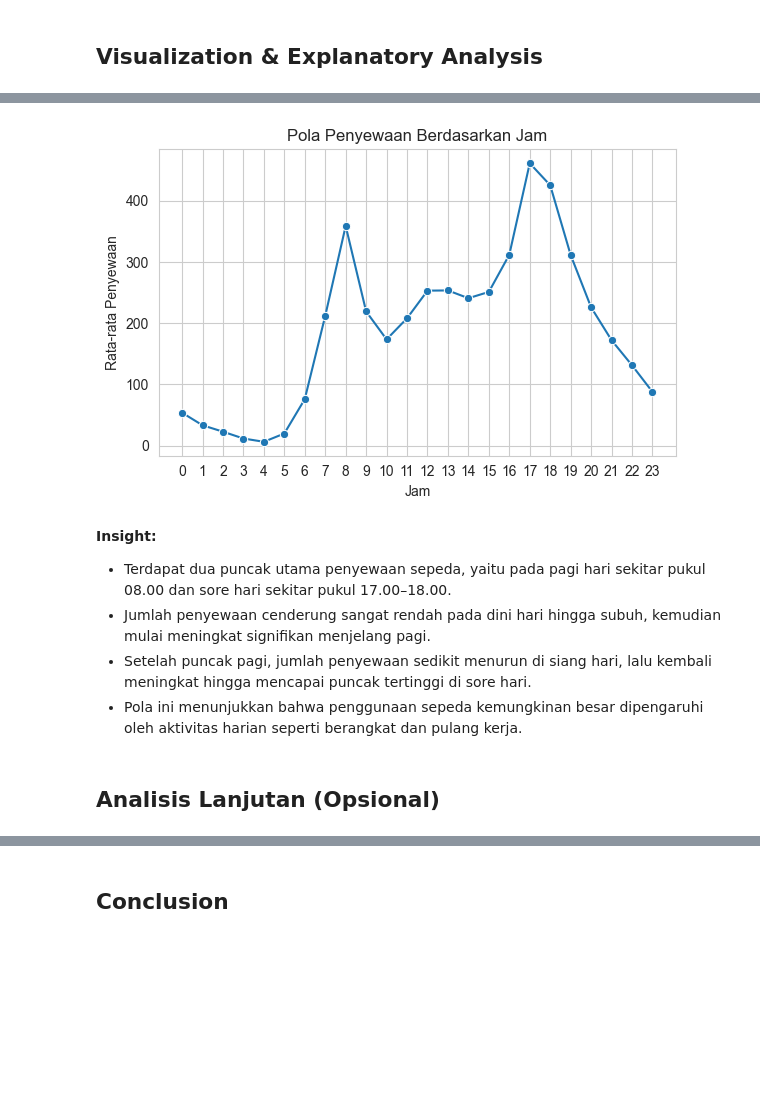
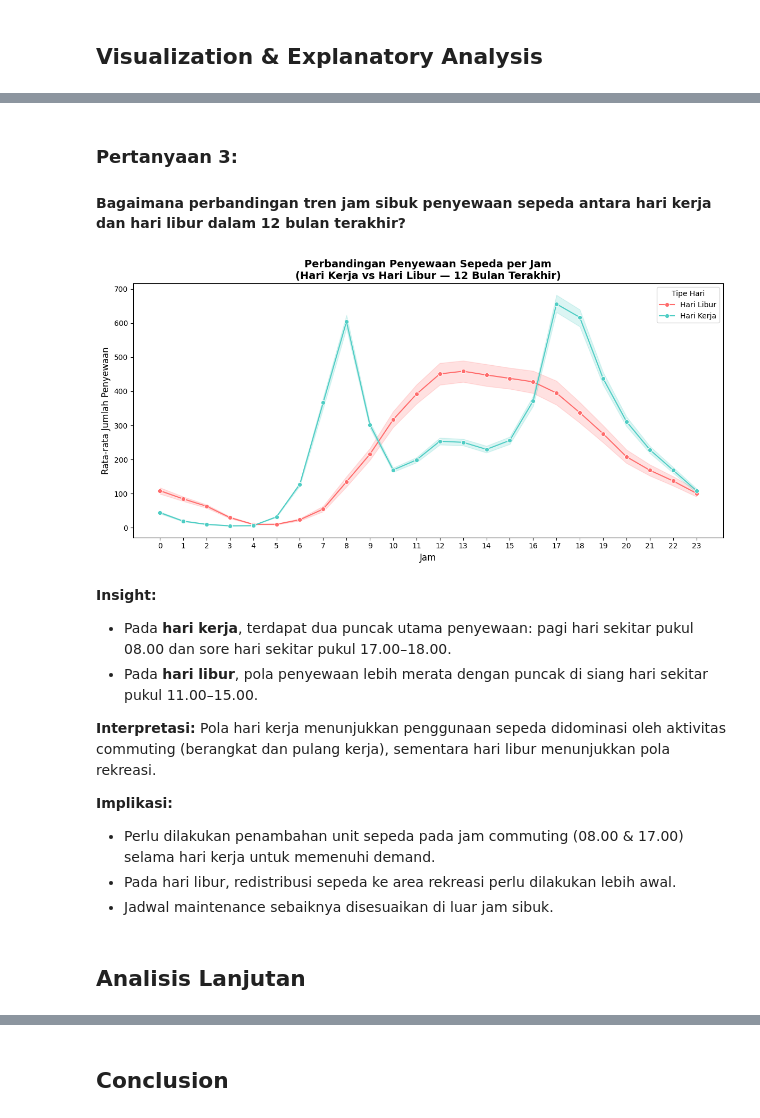
Before and after one commit to ShinZeleo/bike-sharing-analysis, a Jupyter notebook: Proyek_Analisis_Data.ipynb, the cells around one changed output, grey strips where cells are left out. Cells and saved outputs as stored; diff of their text form; code cells hidden in the pictures; blank space fills up the shorter version.

Commit message:
revisi besar

```diff
--- a/Proyek_Analisis_Data.ipynb
+++ b/Proyek_Analisis_Data.ipynb
@@ -125,6 +209,26 @@ Jumlah data duplikat:
 # %%
 day_df['dteday'] = pd.to_datetime(day_df['dteday'])
 hour_df['dteday'] = pd.to_datetime(hour_df['dteday'])
+# %%
+season_map = {
+    1: 'Spring',
+    2: 'Summer',
+    3: 'Fall',
+    4: 'Winter'
+}
+
+weather_map = {
+    1: 'Clear',
+    2: 'Mist',
+    3: 'Light Snow/Rain',
+    4: 'Heavy Rain/Snow'
+}
+
+day_df['season'] = day_df['season'].map(season_map)
+day_df['weathersit'] = day_df['weathersit'].map(weather_map)
+
+hour_df['season'] = hour_df['season'].map(season_map)
+hour_df['weathersit'] = hour_df['weathersit'].map(weather_map)
 # %%
 day_df.info()
 # %% [output]
@@ -258,22 +409,37 @@ plt.show()
+# %% [markdown]
+### Pertanyaan 3:
+#### Bagaimana perbandingan tren jam sibuk penyewaan sepeda antara hari kerja dan hari libur dalam 12 bulan terakhir?
 # %%
-hour_group = hour_df.groupby('hr')['cnt'].mean().reset_index()
+# Filter 12 bulan terakhir (tahun 2012 = yr==1)
+hour_2012 = hour_df[hour_df['yr'] == 1].copy()
+hour_2012['workingday_label'] = hour_2012['workingday'].map({0: 'Hari Libur', 1: 'Hari Kerja'})
 
-plt.figure(figsize=(6,4))
-sns.lineplot(x='hr', y='cnt', data=hour_group, marker='o')
-plt.title("Pola Penyewaan Berdasarkan Jam")
-plt.xlabel("Jam")
-plt.ylabel("Rata-rata Penyewaan")
-plt.xticks(range(0,24))
+plt.figure(figsize=(12, 6))
+sns.lineplot(data=hour_2012, x='hr', y='cnt', hue='workingday_label',
+             marker='o', palette=['#FF6B6B', '#4ECDC4'])
+
+plt.title("Perbandingan Penyewaan Sepeda per Jam\n(Hari Kerja vs Hari Libur — 12 Bulan Terakhir)",
+          fontsize=14, fontweight='bold')
+plt.xlabel("Jam", fontsize=12)
+plt.ylabel("Rata-rata Jumlah Penyewaan", fontsize=12)
+plt.xticks(range(0, 24))
+plt.legend(title='Tipe Hari', fontsize=10)
 plt.tight_layout()
 plt.show()
 # %% [output]
-[figure, old version]
+[figure, new version]
-# %% [markdown]
-**Insight:**
-- Terdapat dua puncak utama penyewaan sepeda, yaitu pada pagi hari sekitar pukul 08.00 dan sore hari sekitar pukul 17.00–18.00.
-- Jumlah penyewaan cenderung sangat rendah pada dini hari hingga subuh, kemudian mulai meningkat signifikan menjelang pagi.
-- Setelah puncak pagi, jumlah penyewaan sedikit menurun di siang hari, lalu kembali meningkat hingga mencapai puncak tertinggi di sore hari.
-- Pola ini menunjukkan bahwa penggunaan sepeda kemungkinan besar dipengaruhi oleh aktivitas harian seperti berangkat dan pulang kerja.
+# %% [markdown]
+**Insight:**
+- Pada **hari kerja**, terdapat dua puncak utama penyewaan: pagi hari sekitar pukul 08.00 dan sore hari sekitar pukul 17.00–18.00.
+- Pada **hari libur**, pola penyewaan lebih merata dengan puncak di siang hari sekitar pukul 11.00–15.00.
+
+**Interpretasi:**
+Pola hari kerja menunjukkan penggunaan sepeda didominasi oleh aktivitas commuting (berangkat dan pulang kerja), sementara hari libur menunjukkan pola rekreasi.
+
+**Implikasi:**
+- Perlu dilakukan penambahan unit sepeda pada jam commuting (08.00 & 17.00) selama hari kerja untuk memenuhi demand.
+- Pada hari libur, redistribusi sepeda ke area rekreasi perlu dilakukan lebih awal.
+- Jadwal maintenance sebaiknya disesuaikan di luar jam sibuk.
 # %% [markdown]
-## Analisis Lanjutan (Opsional)
+## Analisis Lanjutan
 # %%
```
Also changed, not shown: parts of 53 cells of this notebook, 4 other files.
